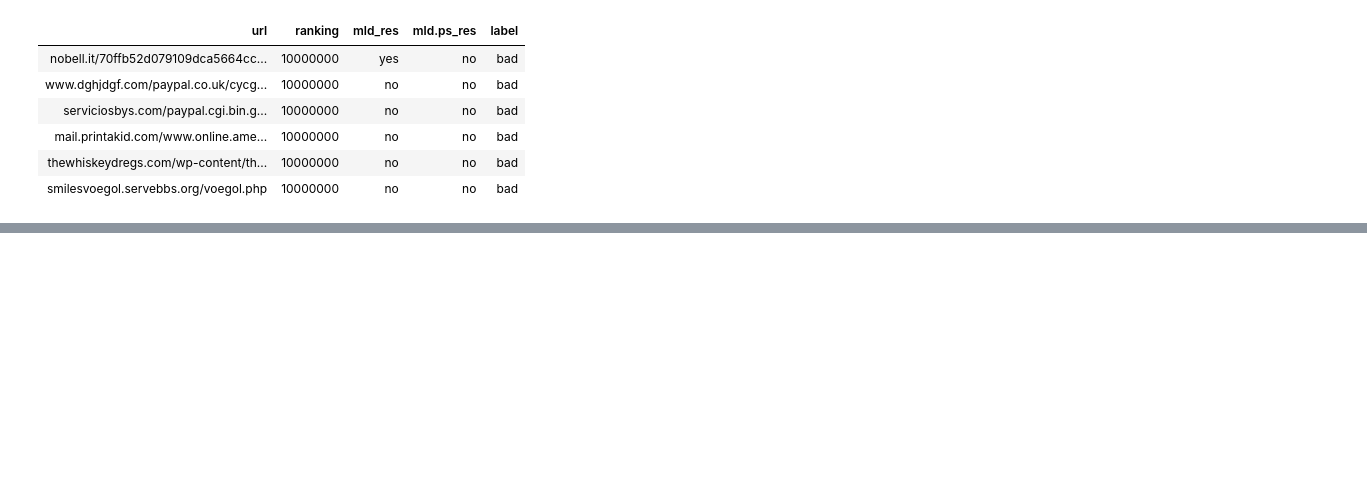
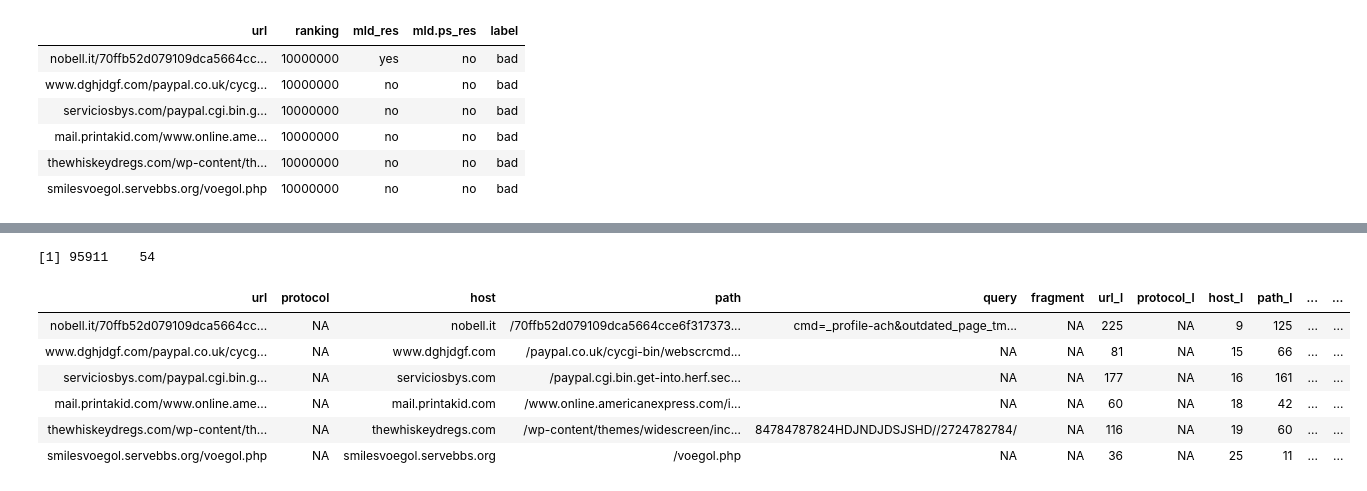
Before and after one commit to FrightenedFox/r-lab-project, a Jupyter notebook: data-visualization.ipynb, the cells around one changed output, grey strips where cells are left out. Cells and saved outputs as stored; diff of their text form; code cells hidden in the pictures; blank space fills up the shorter version.

```diff
--- a/data-visualization.ipynb
+++ b/data-visualization.ipynb
@@ -118,0 +206,30 @@ Bierzemy pod uwage następujące cechy każdej z wymienionych powyżej części:
+# %%
+params_df <- as.data.frame(cbind(
+    split_res,
+    lengths_res,
+    ldl_res,
+    dld_res,
+    xyx_res,
+    ldsc_res
+))
+params_df_2 <- as.data.frame(cbind(
+    split_res_2,
+    lengths_res_2,
+    ldl_res_2,
+    dld_res_2,
+    xyx_res_2,
+    ldsc_res_2
+))
+dim(params_df)
+# %% [output]
+[1] 95911    54
+# %%
+head(params_df)
+# %% [output]
+| url | protocol | host | path | query | fragment | url_l | protocol_l | host_l | path_l | ... | ... |
+| nobell.it/70ffb52d079109dca5664cc... | NA | nobell.it | /70ffb52d079109dca5664cce6f317373... | cmd=_profile-ach&outdated_page_tm... | NA | 225 | NA | 9 | 125 | ... | ... |
+| www.dghjdgf.com/paypal.co.uk/cycg... | NA | www.dghjdgf.com | /paypal.co.uk/cycgi-bin/webscrcmd... | NA | NA | 81 | NA | 15 | 66 | ... | ... |
+| serviciosbys.com/paypal.cgi.bin.g... | NA | serviciosbys.com | /paypal.cgi.bin.get-into.herf.sec... | NA | NA | 177 | NA | 16 | 161 | ... | ... |
+| mail.printakid.com/www.online.ame... | NA | mail.printakid.com | /www.online.americanexpress.com/i... | NA | NA | 60 | NA | 18 | 42 | ... | ... |
+| thewhiskeydregs.com/wp-content/th... | NA | thewhiskeydregs.com | /wp-content/themes/widescreen/inc... | 84784787824HDJNDJDSJSHD//2724782784/ | NA | 116 | NA | 19 | 60 | ... | ... |
+| smilesvoegol.servebbs.org/voegol.php | NA | smilesvoegol.servebbs.org | /voegol.php | NA | NA | 36 | NA | 25 | 11 | ... | ... |
```
Also changed, not shown: parts of 15 cells of this notebook, 2 other files.
